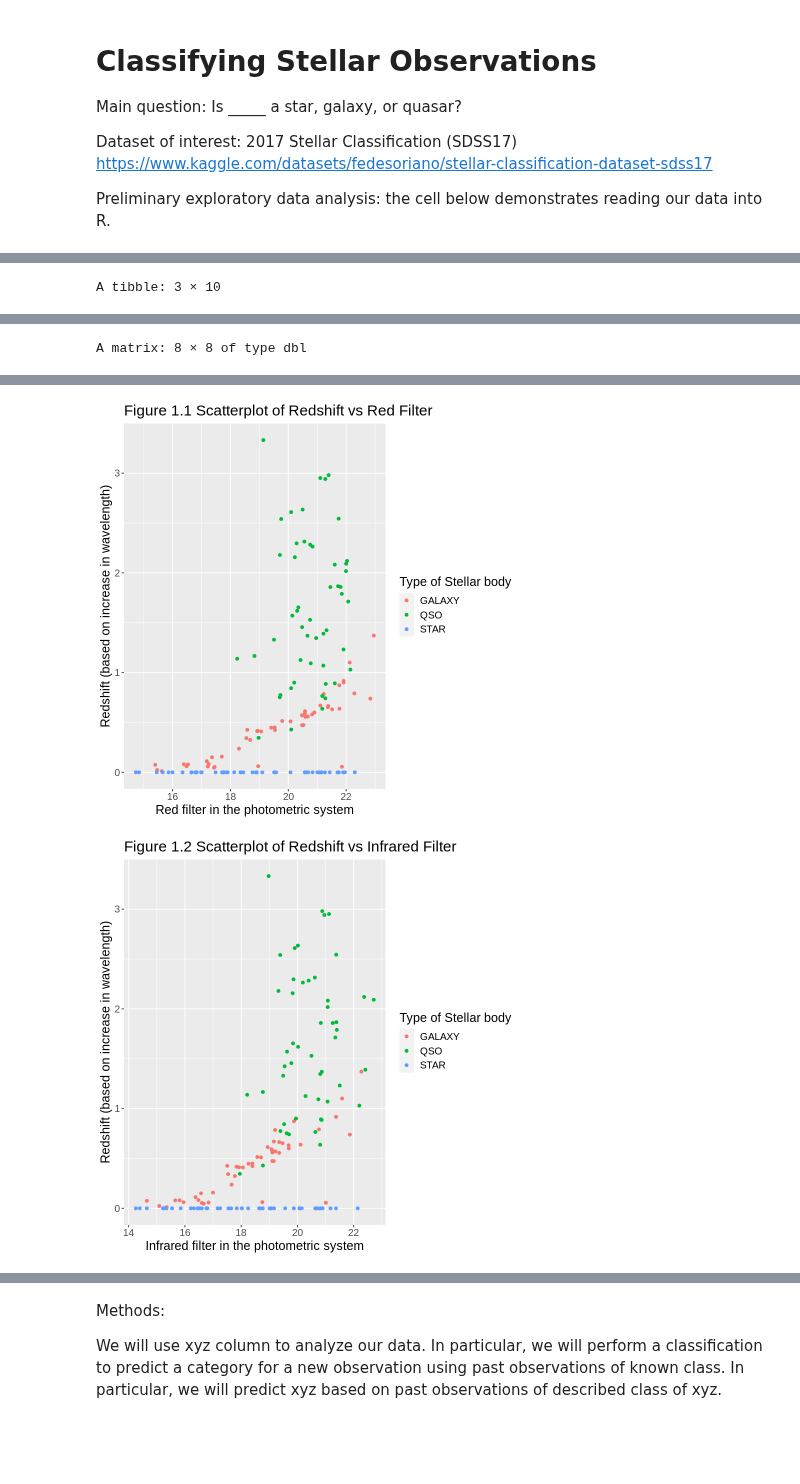
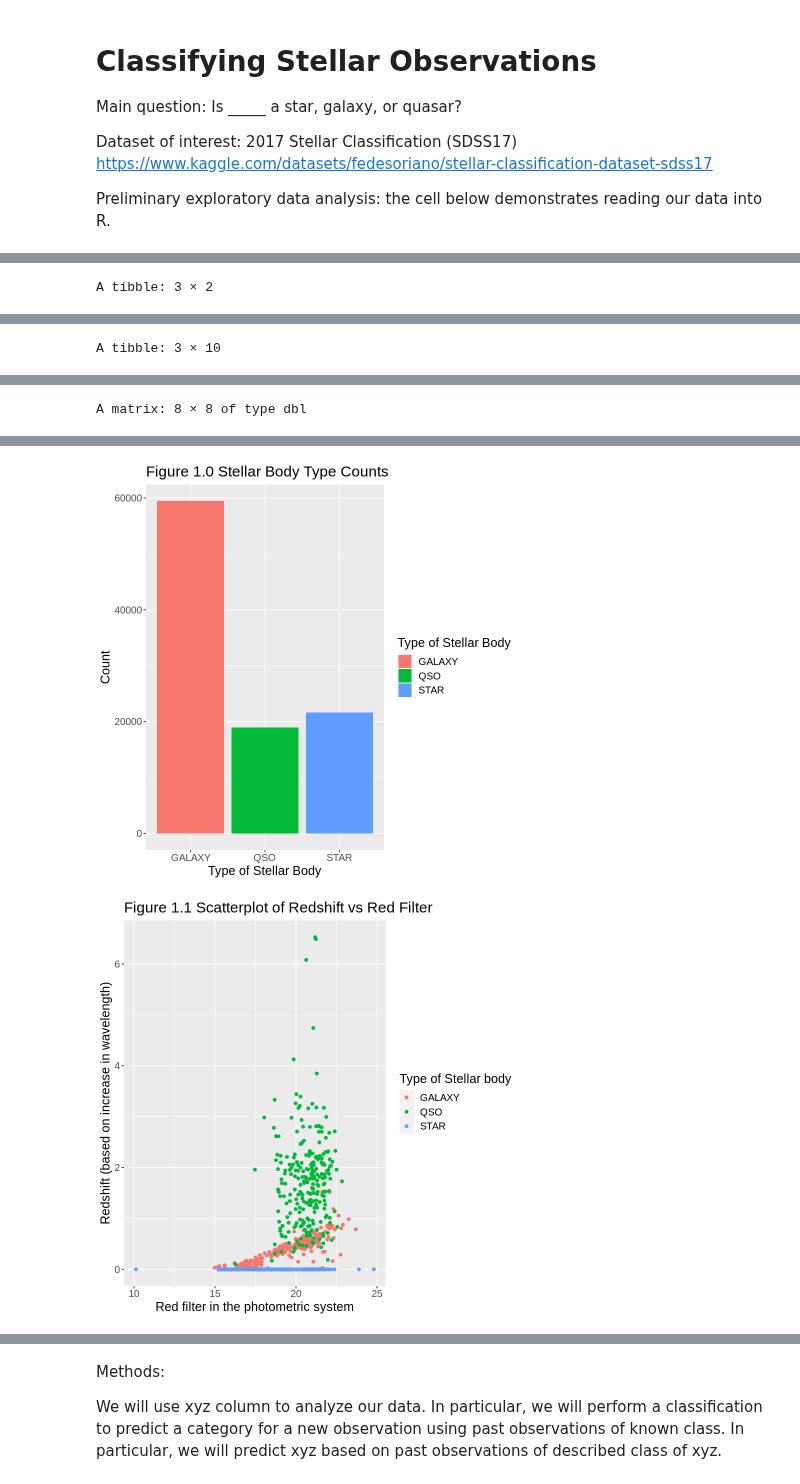
Before and after one commit to Margokap/DSCI100-group-03, a Jupyter notebook: DSCI-Group-Proposal (4).ipynb, the cells around one changed output, grey strips where cells are left out. Saved outputs shown, nothing was run; the diff lists cells and outputs as text; code cells hidden in the pictures; blank space fills up the shorter version.

```diff
--- a/DSCI-Group-Proposal (4).ipynb
+++ b/DSCI-Group-Proposal (4).ipynb
@@ -51,21 +51,33 @@ A tibble: 100000 × 9
 | 212.2686 | 46.66037 | 25.35039 | 21.63757 | 19.91386 | 19.07254 | ... |
 | 196.8961 | 49.46464 | 22.62171 | 21.79745 | 20.60115 | 20.00959 | ... |
 # %%
+
+(count <- star_data_tidy |>
+         group_by(class) |>
+         summarize(count = n()))
+
+(star_counts_plot <- ggplot(count, aes(x = class, y = count, fill = class)) +
+   geom_bar(stat = "identity") +
+    labs(x = "Type of Stellar Body", fill = "Type of Stellar Body", y = "Count") +
+    theme(text = element_text(size = 15)) +
+    ggtitle("Figure 1.0 Stellar Body Type Counts"))
+
+
 #sampling from data to make data balanced
 star_data_star <- star_data_tidy |>
                   filter(class == "STAR") |>
-                  sample_n(150)
+                  sample_n(1000)
 
 star_data_galaxy <- star_data_tidy |>
                   filter(class == "GALAXY") |>
-                  sample_n(150)
+                  sample_n(1000)
 
 star_data_qso <- star_data_tidy |>
                   filter(class == "QSO") |>
-                  sample_n(150)
+                  sample_n(1000)
 
 star_data_balanced <- rbind(star_data_qso, star_data_galaxy, star_data_star) |>
-                  sample_n(200)
+                  sample_n(1000)
 
 #Split Train and Testing data
 star_split <- initial_split(star_data_balanced, prop = 0.75, strata = class)
@@ -100,4 +112,4 @@ cor(select(star_training, -class))
                             theme(text = element_text(size = 15)) +
                             ggtitle("Figure 1.3 Scatterplot of Redshift vs Near Infrared Filter"))
 # %% [output]
-A tibble: 3 × 10
+A tibble: 3 × 2
@@ -109 +121 @@ A tibble: 3 × 10
-A matrix: 8 × 8 of type dbl
+A tibble: 3 × 10
@@ -117,0 +127 @@ A matrix: 8 × 8 of type dbl
+A matrix: 8 × 8 of type dbl
@@ -118,2 +136,2 @@ A matrix: 8 × 8 of type dbl
-[figure, old version]
+[figure, new version]
-[figure, old version]
+[figure, new version]
```
Also changed, not shown: parts of 1 cell of this notebook.
